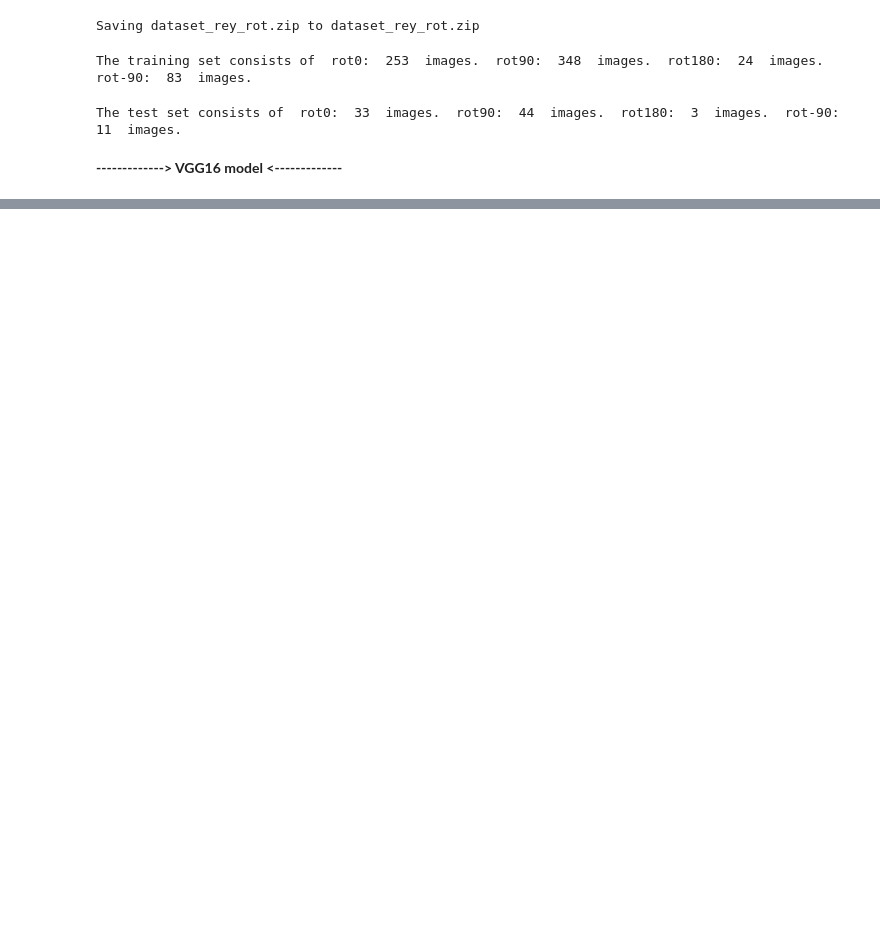
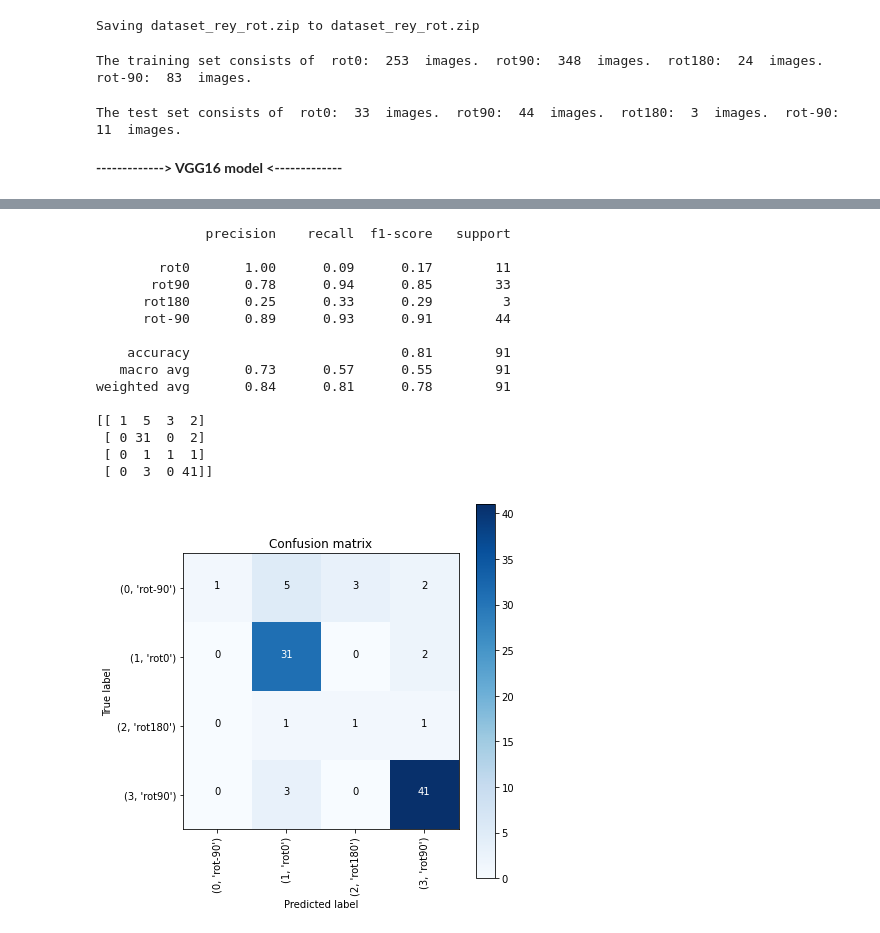
Before and after one commit to DayrisRM/Artificial_Vision_Deep_Learning, a Jupyter notebook: Activity 1b/VGG_ReorientImage.ipynb, the cells around one changed output, grey strips where cells are left out. Cells and saved outputs as stored; diff of their text form; code cells hidden in the pictures; blank space fills up the shorter version.

```diff
--- a/Activity 1b/VGG_ReorientImage.ipynb
+++ b/Activity 1b/VGG_ReorientImage.ipynb
@@ -183,0 +197,59 @@ loss :  0.2560287117958069
+# %%
+def plot_confusion_matrix(cm, classes,
+                          normalize=False,
+                          title='Confusion matrix',
+                          cmap=pyplot.cm.Blues):
+    """
+    This function prints and plots the confusion matrix.
+    Normalization can be applied by setting `normalize=True`.
+    """
+    pyplot.figure(figsize = (6,6))
+    pyplot.imshow(cm, interpolation='nearest', cmap=cmap)
+    pyplot.title(title)
+    pyplot.colorbar()
+    tick_marks = np.arange(len(classes))
+    pyplot.xticks(tick_marks, classes, rotation=90)
+    pyplot.yticks(tick_marks, classes)
+    if normalize:
+        cm = cm.astype('float') / cm.sum(axis=1)[:, np.newaxis]
+
+    thresh = cm.max() / 2.
+    cm = np.round(cm,2)
+    for i, j in itertools.product(range(cm.shape[0]), range(cm.shape[1])):
+        pyplot.text(j, i, cm[i, j],
+                 horizontalalignment="center",
+                 color="white" if cm[i, j] > thresh else "black")
+    pyplot.tight_layout()
+    pyplot.ylabel('True label')
+    pyplot.xlabel('Predicted label')
+    pyplot.show()
+# %%
+from sklearn.metrics import classification_report
+def validateResults(model):
+  predictions = model.predict(X_test, batch_size=32)
+  y_pred = np.argmax(predictions, axis=1)
+  y_true = np.argmax(y_test, axis=0)
+
+  print("\n"+ classification_report(y_test, y_pred, target_names=classes))
+  print(confusion_matrix(y_test, y_pred))
+  confusion_mtx = confusion_matrix(y_test, y_pred)
+  cm = plot_confusion_matrix(confusion_mtx, classes = list(labels.items()), normalize=False)
+# %%
+validateResults(modelVgg)
+# %% [output]
+              precision    recall  f1-score   support
+
+        rot0       1.00      0.09      0.17        11
+       rot90       0.78      0.94      0.85        33
+      rot180       0.25      0.33      0.29         3
+      rot-90       0.89      0.93      0.91        44
+
+    accuracy                           0.81        91
+   macro avg       0.73      0.57      0.55        91
+weighted avg       0.84      0.81      0.78        91
+
+[[ 1  5  3  2]
+ [ 0 31  0  2]
+ [ 0  1  1  1]
+ [ 0  3  0 41]]
+[figure, added]
```
Also changed, not shown: parts of 5 cells of this notebook.
